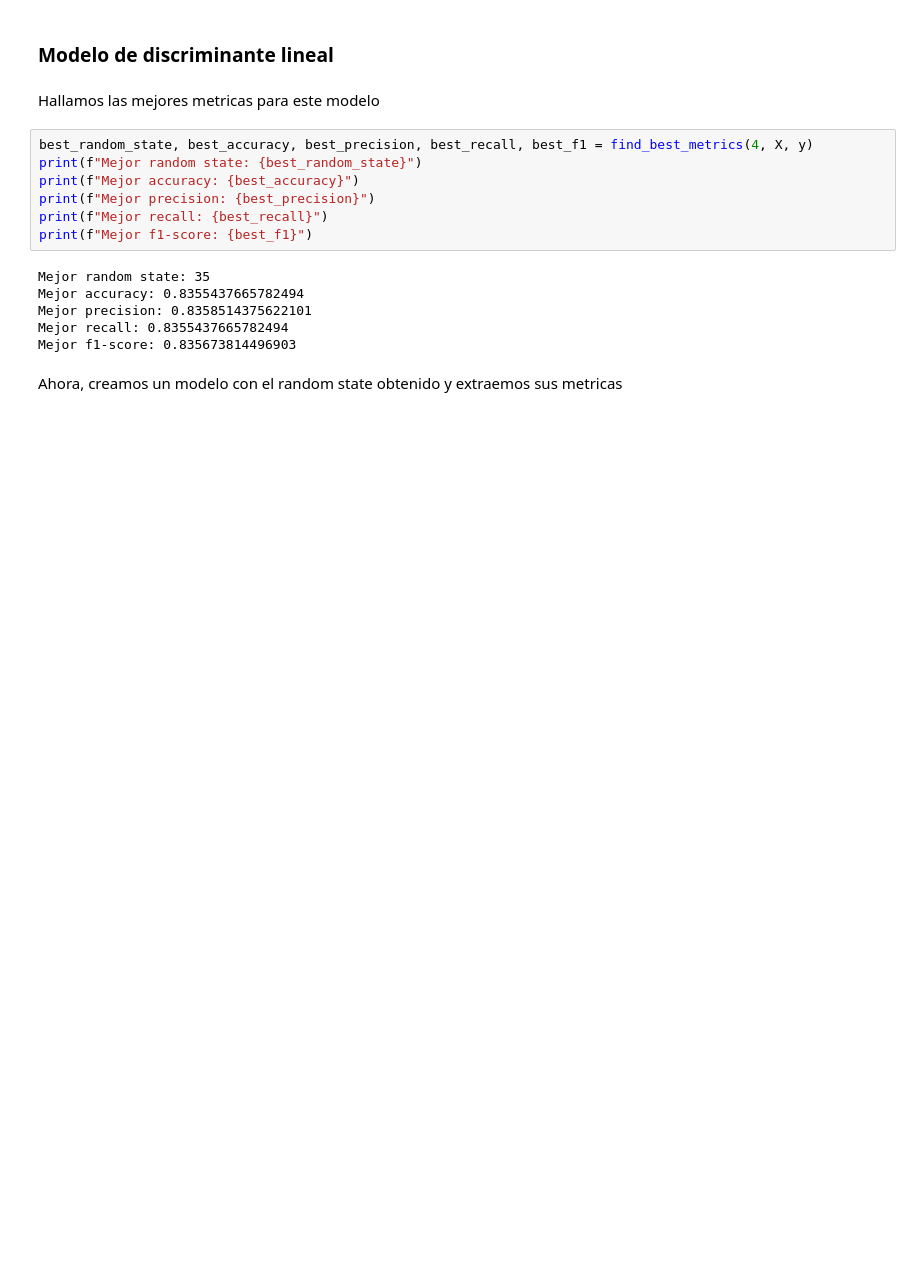
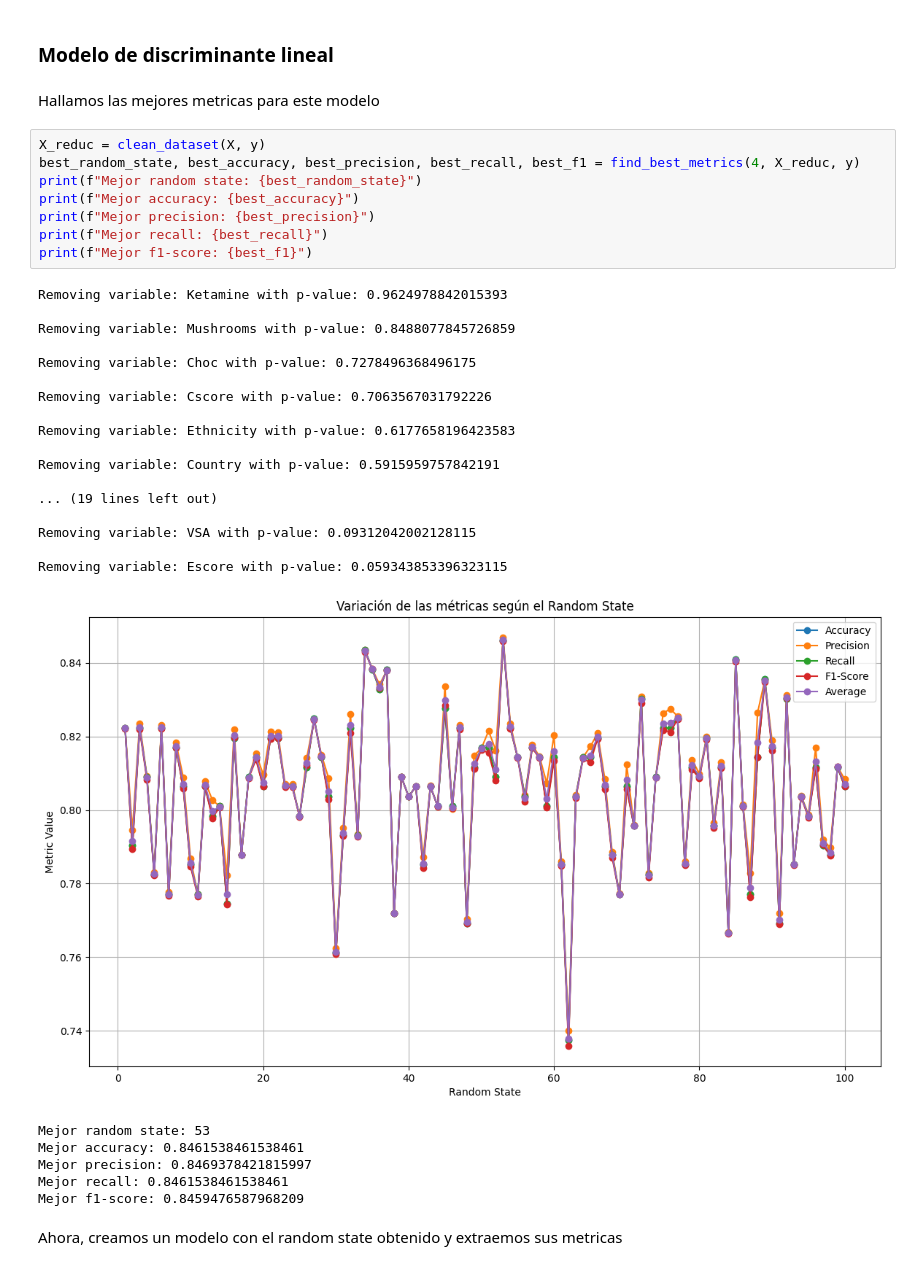
Before and after one commit to Crownyny/Drug_Consumption_Analysis, a Jupyter notebook: Data Analysis.ipynb, the cells around one changed output. Drawn from its saved outputs; the diff is of its cells as text; blank space fills up the shorter version.

```diff
--- a/Data Analysis.ipynb
+++ b/Data Analysis.ipynb
@@ -482,18 +481,37 @@ print(matrix_confusion_SVM)
 # %% [markdown]
 Hallamos las mejores metricas para este modelo
 # %%
-best_random_state, best_accuracy, best_precision, best_recall, best_f1 = find_best_metrics(4, X, y)
+X_reduc = clean_dataset(X, y)
+best_random_state, best_accuracy, best_precision, best_recall, best_f1 = find_best_metrics(4, X_reduc, y)
 print(f"Mejor random state: {best_random_state}")
 print(f"Mejor accuracy: {best_accuracy}")
 print(f"Mejor precision: {best_precision}")
 print(f"Mejor recall: {best_recall}")
 print(f"Mejor f1-score: {best_f1}")
 # %% [output]
-Mejor random state: 35
-Mejor accuracy: 0.8355437665782494
-Mejor precision: 0.8358514375622101
-Mejor recall: 0.8355437665782494
-Mejor f1-score: 0.835673814496903
+Removing variable: Ketamine with p-value: 0.9624978842015393
+
+Removing variable: Mushrooms with p-value: 0.8488077845726859
+
+Removing variable: Choc with p-value: 0.7278496368496175
+
+Removing variable: Cscore with p-value: 0.7063567031792226
+
+Removing variable: Ethnicity with p-value: 0.6177658196423583
+
+Removing variable: Country with p-value: 0.5915959757842191
+
+... (19 lines left out)
+
+Removing variable: VSA with p-value: 0.09312042002128115
+
+Removing variable: Escore with p-value: 0.059343853396323115
+[figure, added]
+Mejor random state: 53
+Mejor accuracy: 0.8461538461538461
+Mejor precision: 0.8469378421815997
+Mejor recall: 0.8461538461538461
+Mejor f1-score: 0.8459476587968209
 # %% [markdown]
 
 Ahora, creamos un modelo con el random state obtenido y extraemos sus metricas
```
Also changed, not shown: parts of 16 cells of this notebook.
